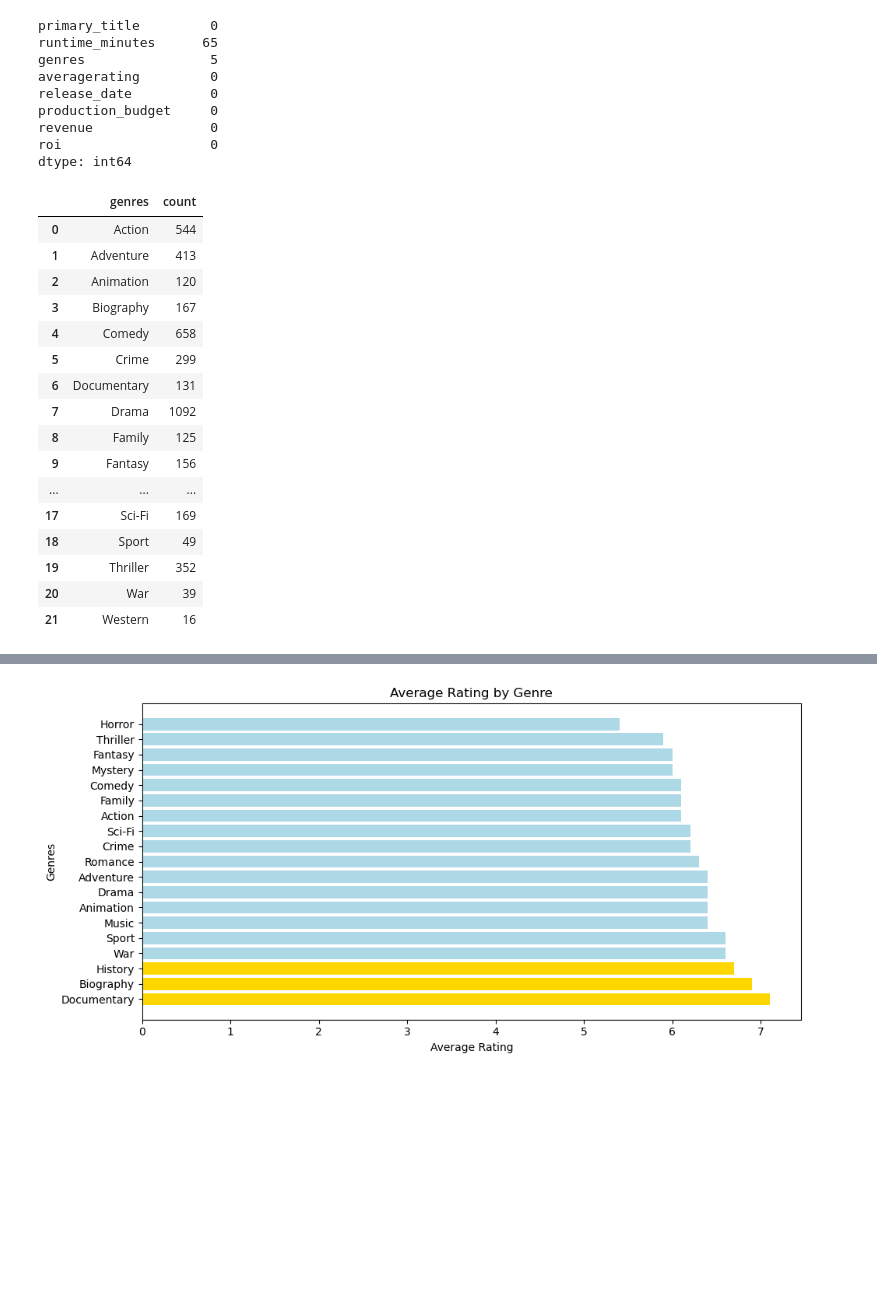
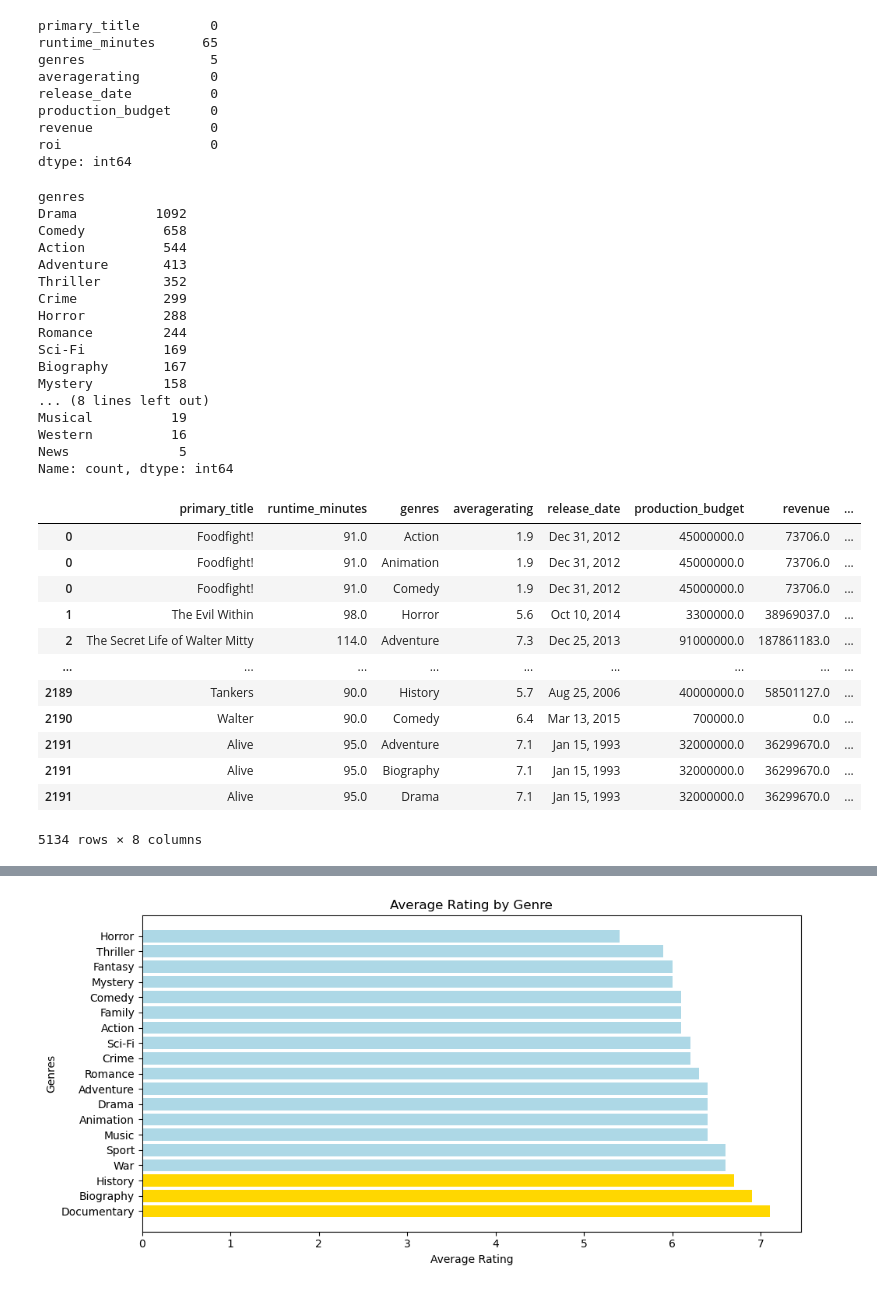
Before and after one commit to elijahlopez94/box_office_statistical_analysis, a Jupyter notebook: box_office_statistical_analysis.ipynb, the cells around one changed output, grey strips where cells are left out. Cells and saved outputs as stored; diff of their text form; code cells hidden in the pictures; blank space fills up the shorter version.

```diff
--- a/box_office_statistical_analysis.ipynb
+++ b/box_office_statistical_analysis.ipynb
@@ -397,25 +399,44 @@ revenue               0
 roi                   0
 dtype: int64
 # %%
-genre_counts = df_genre.groupby('genres').size().reset_index(name='count')
+genre_counts = df_genre['genres'].value_counts()
 genre_counts
 # %% [output]
-|  | genres | count |
-| 0 | Action | 544 |
-| 1 | Adventure | 413 |
-| 2 | Animation | 120 |
-| 3 | Biography | 167 |
-| 4 | Comedy | 658 |
-| 5 | Crime | 299 |
-| 6 | Documentary | 131 |
-| 7 | Drama | 1092 |
-| 8 | Family | 125 |
-| 9 | Fantasy | 156 |
-| ... | ... | ... |
-| 17 | Sci-Fi | 169 |
-| 18 | Sport | 49 |
-| 19 | Thriller | 352 |
-| 20 | War | 39 |
-| 21 | Western | 16 |
+genres
+Drama          1092
+Comedy          658
+Action          544
+Adventure       413
+Thriller        352
+Crime           299
+Horror          288
+Romance         244
+Sci-Fi          169
+Biography       167
+Mystery         158
+... (8 lines left out)
+Musical          19
+Western          16
+News              5
+Name: count, dtype: int64
+# %%
+valid_genres = genre_counts[genre_counts >= 30].index
+
+filtered_df_genre = df_genre[df_genre['genres'].isin(valid_genres)]
+filtered_df_genre
+# %% [output]
+|  | primary_title | runtime_minutes | genres | averagerating | release_date | production_budget | revenue | ... |
+| 0 | Foodfight! | 91.0 | Action | 1.9 | Dec 31, 2012 | 45000000.0 | 73706.0 | ... |
+| 0 | Foodfight! | 91.0 | Animation | 1.9 | Dec 31, 2012 | 45000000.0 | 73706.0 | ... |
+| 0 | Foodfight! | 91.0 | Comedy | 1.9 | Dec 31, 2012 | 45000000.0 | 73706.0 | ... |
+| 1 | The Evil Within | 98.0 | Horror | 5.6 | Oct 10, 2014 | 3300000.0 | 38969037.0 | ... |
+| 2 | The Secret Life of Walter Mitty | 114.0 | Adventure | 7.3 | Dec 25, 2013 | 91000000.0 | 187861183.0 | ... |
+| ... | ... | ... | ... | ... | ... | ... | ... | ... |
+| 2189 | Tankers | 90.0 | History | 5.7 | Aug 25, 2006 | 40000000.0 | 58501127.0 | ... |
+| 2190 | Walter | 90.0 | Comedy | 6.4 | Mar 13, 2015 | 700000.0 | 0.0 | ... |
+| 2191 | Alive | 95.0 | Adventure | 7.1 | Jan 15, 1993 | 32000000.0 | 36299670.0 | ... |
+| 2191 | Alive | 95.0 | Biography | 7.1 | Jan 15, 1993 | 32000000.0 | 36299670.0 | ... |
+| 2191 | Alive | 95.0 | Drama | 7.1 | Jan 15, 1993 | 32000000.0 | 36299670.0 | ... |
+5134 rows × 8 columns
 # %%
 # Exclude genres that have less than 30 movies
```
Also changed, not shown: parts of 17 cells of this notebook.
